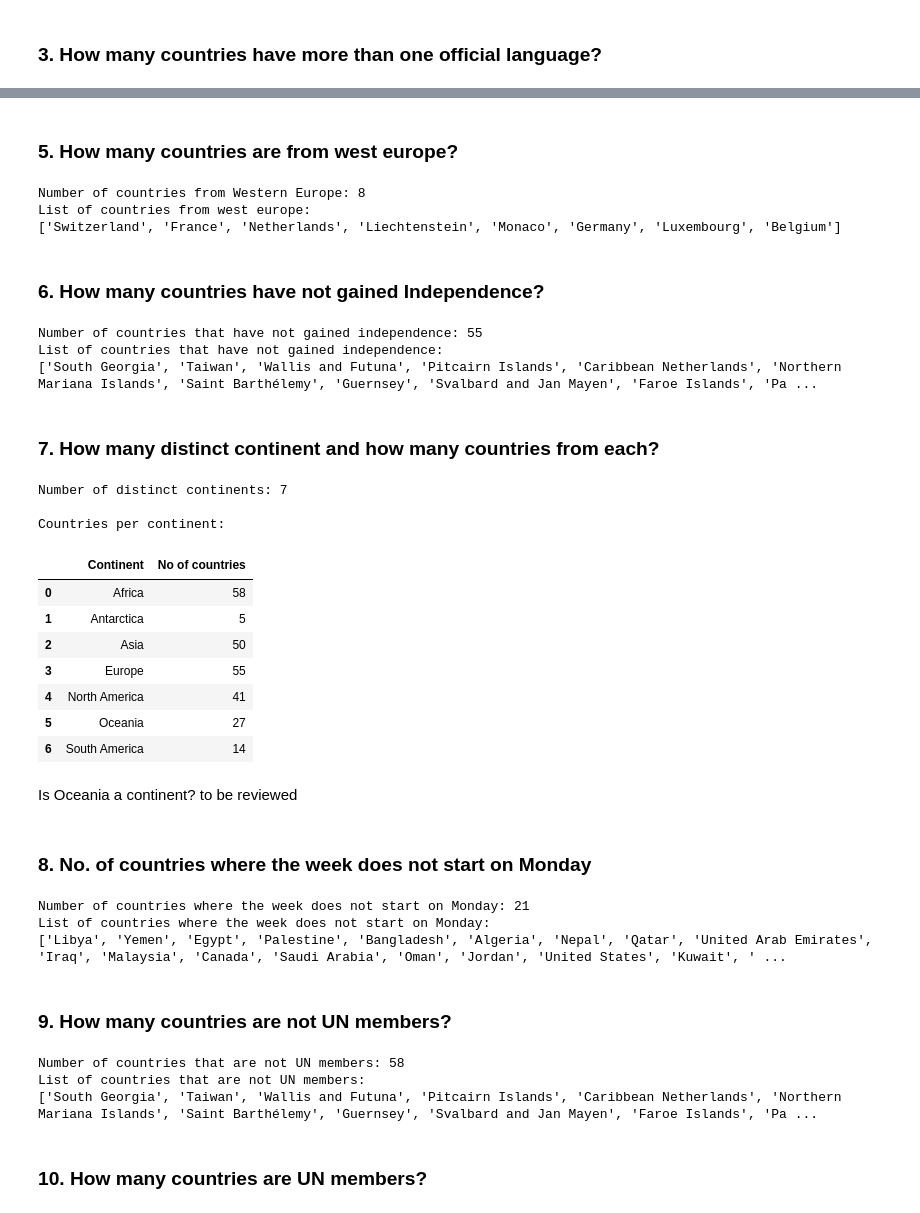
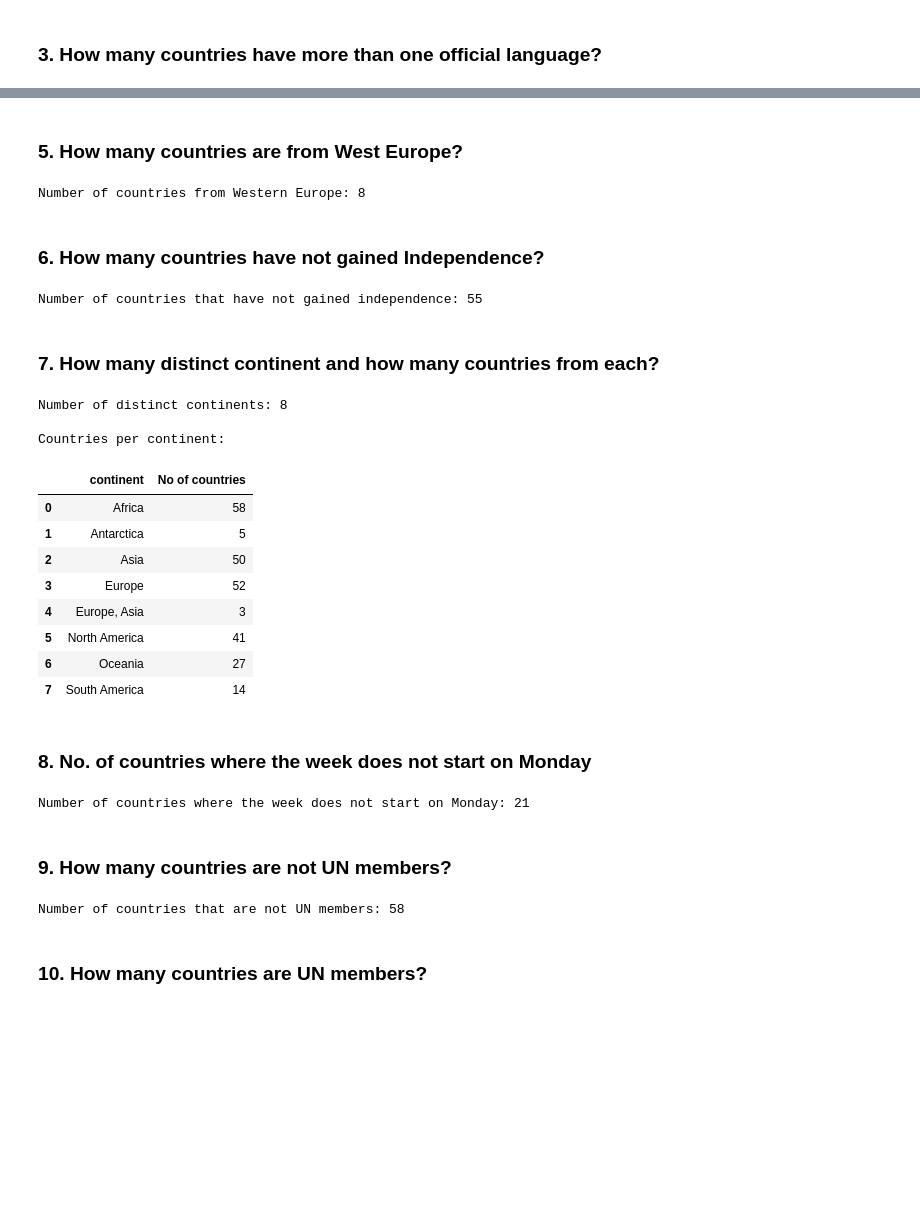
Before and after one commit to bazuayelewis/travel-agency-hackathon, a Jupyter notebook: Travel_Agency.ipynb, the cells around one changed output, grey strips where cells are left out. Cells and saved outputs as stored; diff of their text form; code cells hidden in the pictures; blank space fills up the shorter version.

```diff
--- a/Travel_Agency.ipynb
+++ b/Travel_Agency.ipynb
@@ -95,6 +22,4 @@ if __name__ == "__main__":
 # %%
 import pandas as pd
-# %%
-pd.set_option('display.max_rows', None)
 # %%
 df = pd.DataFrame(extracted_data)
@@ -197,58 +93,56 @@ List of countries with Euro as official currency:
 # %% [markdown]
-### 5. How many countries are from west europe?
+### 5. How many countries are from West Europe?
 # %%
 # Count countries from west europe
-Countries_west_eur = df[df['Sub region'] == 'Western Europe']
+Countries_west_eur = df[df['sub_region'] == 'Western Europe']
 
 print("Number of countries from Western Europe:", len(Countries_west_eur))
-print("List of countries from west europe:")
-print(Countries_west_eur['Country name'].tolist())
+
+#print("List of countries from west europe:")
+#print(Countries_west_eur['country_name'].tolist())
 # %% [output]
 Number of countries from Western Europe: 8
-List of countries from west europe:
-['Switzerland', 'France', 'Netherlands', 'Liechtenstein', 'Monaco', 'Germany', 'Luxembourg', 'Belgium']
 # %% [markdown]
 ### 6. How many countries have not gained Independence?
 # %%
 # Filter countries that have not gained independence
-Countries_no_ind = df[df['Independence'] == False]
-                                                  ## we have one none row
+Countries_no_ind = df[df['independence'] == False]
+
 print("Number of countries that have not gained independence:", len(Countries_no_ind))
-print("List of countries that have not gained independence:")
-print(Countries_no_ind['Country name'].tolist())
+
+#print("List of countries that have not gained independence:")
+#print(Countries_no_ind['country_name'].tolist())
 # %% [output]
 Number of countries that have not gained independence: 55
-List of countries that have not gained independence:
-['South Georgia', 'Taiwan', 'Wallis and Futuna', 'Pitcairn Islands', 'Caribbean Netherlands', 'Northern Mariana Islands', 'Saint Barthélemy', 'Guernsey', 'Svalbard and Jan Mayen', 'Faroe Islands', 'Pa ...
 # %% [markdown]
 ### 7. How many distinct continent and how many countries from each?
 # %%
 # Aggregate to find number of countries per continent
-continent_counts = df.groupby('Continent')['Country name'].agg(['count']).reset_index()
+continent_counts = df.groupby('continent')['country_name'].agg(['count']).reset_index()
 
 continent_counts = continent_counts.rename(columns={'count': 'No of countries'})
 
 # Count distinct continents
 num_distinct_continents = len(continent_counts)
 
 # Display results
 print("Number of distinct continents:", num_distinct_continents)
 print("\nCountries per continent:")
+
 continent_counts
 # %% [output]
-Number of distinct continents: 7
+Number of distinct continents: 8
 
 Countries per continent:
-|  | Continent | No of countries |
+|  | continent | No of countries |
 | 0 | Africa | 58 |
 | 1 | Antarctica | 5 |
 | 2 | Asia | 50 |
-| 3 | Europe | 55 |
-| 4 | North America | 41 |
-| 5 | Oceania | 27 |
-| 6 | South America | 14 |
+| 3 | Europe | 52 |
+| 4 | Europe, Asia | 3 |
+| 5 | North America | 41 |
+| 6 | Oceania | 27 |
+| 7 | South America | 14 |
-# %% [markdown]
-Is Oceania a continent? to be reviewed
 # %% [markdown]
 ### 8. No. of countries where the week does not start on Monday
 # %%
@@ -256,25 +150,23 @@ Is Oceania a continent? to be reviewed
 Country_week_start = df[df['startOfWeek'] != 'monday']
 
 print("Number of countries where the week does not start on Monday:", len(Country_week_start))
-print("List of countries where the week does not start on Monday:")
-print(Country_week_start['Country name'].tolist())
+
+#print("List of countries where the week does not start on Monday:")
+#print(Country_week_start['country_name'].tolist())
 # %% [output]
 Number of countries where the week does not start on Monday: 21
-List of countries where the week does not start on Monday:
-['Libya', 'Yemen', 'Egypt', 'Palestine', 'Bangladesh', 'Algeria', 'Nepal', 'Qatar', 'United Arab Emirates', 'Iraq', 'Malaysia', 'Canada', 'Saudi Arabia', 'Oman', 'Jordan', 'United States', 'Kuwait', ' ...
 # %% [markdown]
 ### 9. How many countries are not UN members?
 # %%
 # Filter countries not UN members
-Country_notUN_members = df[df['United Nation members'] != True]
+Country_notUN_members = df[df['united_nation_members'] != True]
 
 print("Number of countries that are not UN members:", len(Country_notUN_members))
-print("List of countries that are not UN members:")
-print(Country_notUN_members['Country name'].tolist())
+
+#print("List of countries that are not UN members:")
+#print(Country_notUN_members['country_name'].tolist())
 # %% [output]
 Number of countries that are not UN members: 58
-List of countries that are not UN members:
-['South Georgia', 'Taiwan', 'Wallis and Futuna', 'Pitcairn Islands', 'Caribbean Netherlands', 'Northern Mariana Islands', 'Saint Barthélemy', 'Guernsey', 'Svalbard and Jan Mayen', 'Faroe Islands', 'Pa ...
 # %% [markdown]
 ### 10. How many countries are UN members?
 # %%
```
Also changed, not shown: parts of 22 cells of this notebook.
